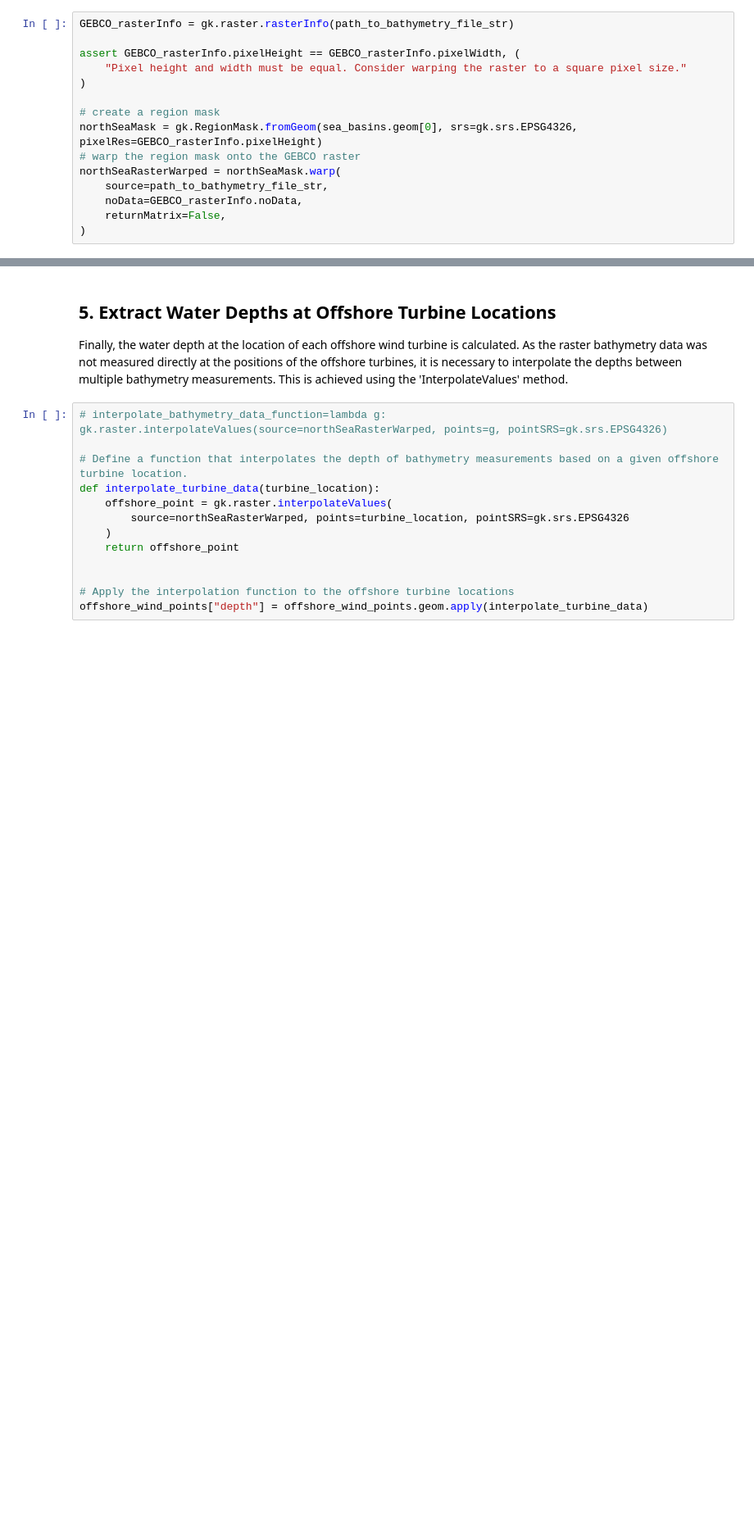
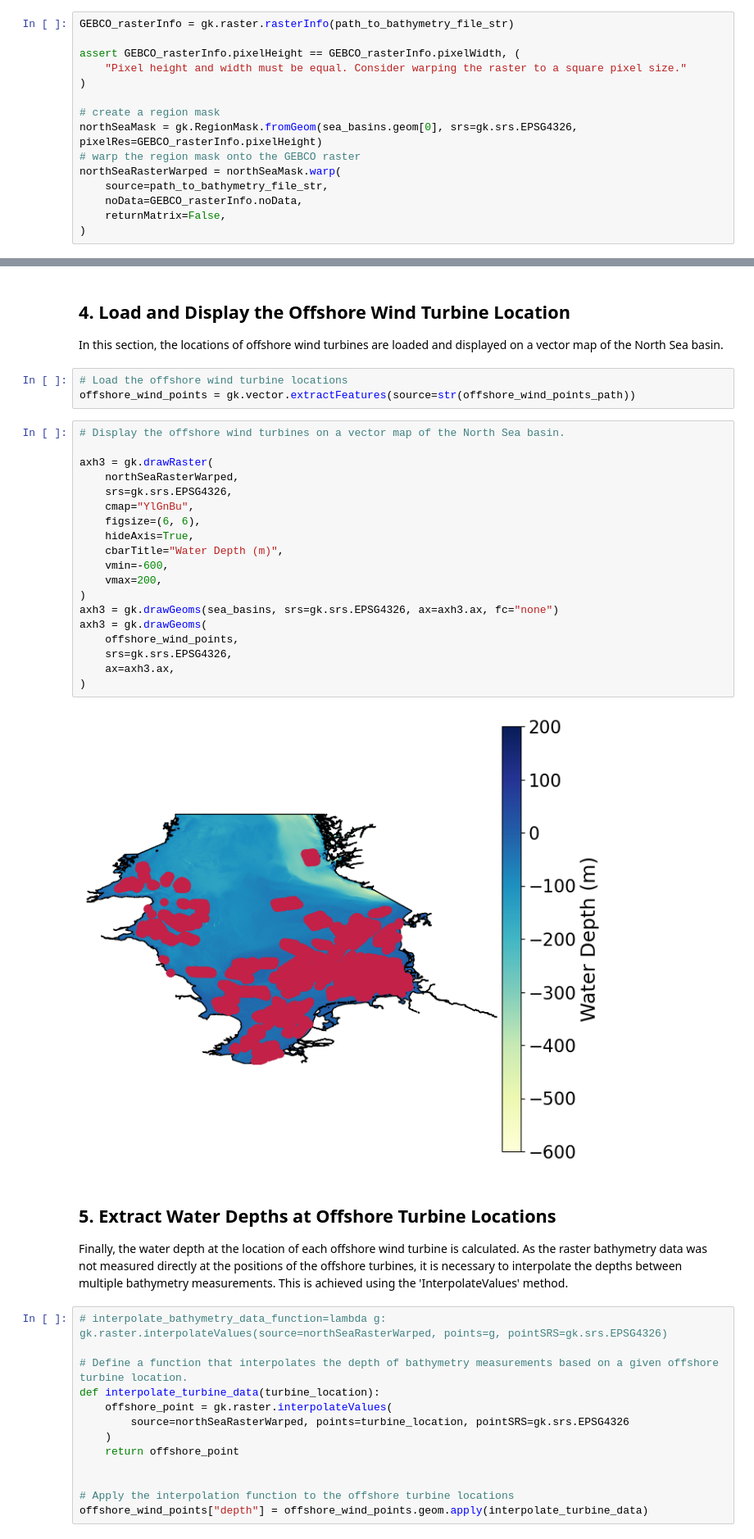
Before and after one commit to FZJ-IEK3-VSA/geokit, a Jupyter notebook: Examples/example_07_determine_offshore_turbine_depths.ipynb, the cells around one changed output, grey strips where cells are left out. Shown: that part at 82% size. Saved outputs shown, nothing was run; the diff lists cells and outputs as text; blank space fills up the shorter version.

```diff
--- a/Examples/example_07_determine_offshore_turbine_depths.ipynb
+++ b/Examples/example_07_determine_offshore_turbine_depths.ipynb
@@ -223,3 +214,31 @@ axh2 = gk.drawGeoms(offshore_wind_points, srs=gk.srs.EPSG4326, ax=axh.ax, marker
+# %% [markdown]
+## 4. Load and Display the Offshore Wind Turbine Location
+
+In this section, the locations of offshore wind turbines are loaded and displayed on a vector map of the North Sea basin.
+# %%
+# Load the offshore wind turbine locations
+offshore_wind_points = gk.vector.extractFeatures(source=str(offshore_wind_points_path))
+# %%
+# Display the offshore wind turbines on a vector map of the North Sea basin.
+
+axh3 = gk.drawRaster(
+    northSeaRasterWarped,
+    srs=gk.srs.EPSG4326,
+    cmap="YlGnBu",
+    figsize=(6, 6),
+    hideAxis=True,
+    cbarTitle="Water Depth (m)",
+    vmin=-600,
+    vmax=200,
+)
+axh3 = gk.drawGeoms(sea_basins, srs=gk.srs.EPSG4326, ax=axh3.ax, fc="none")
+axh3 = gk.drawGeoms(
+    offshore_wind_points,
+    srs=gk.srs.EPSG4326,
+    ax=axh3.ax,
+)
+# %% [output]
+[figure, added]
 # %% [markdown]
 ## 5. Extract Water Depths at Offshore Turbine Locations
 
```
Also changed, not shown: parts of 17 cells of this notebook, 5 other files.
